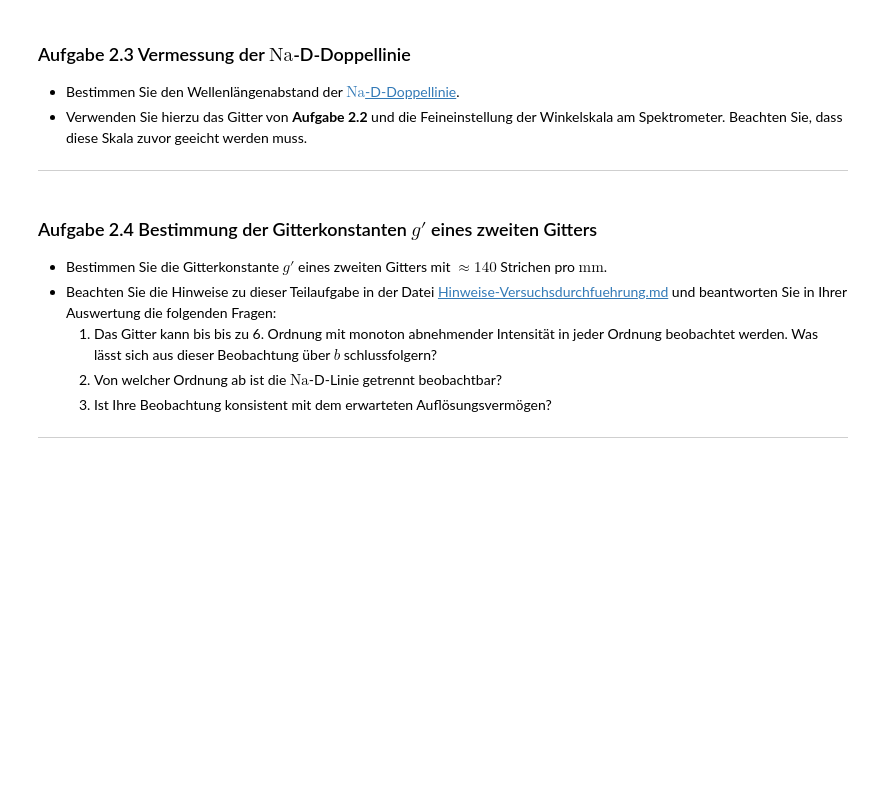
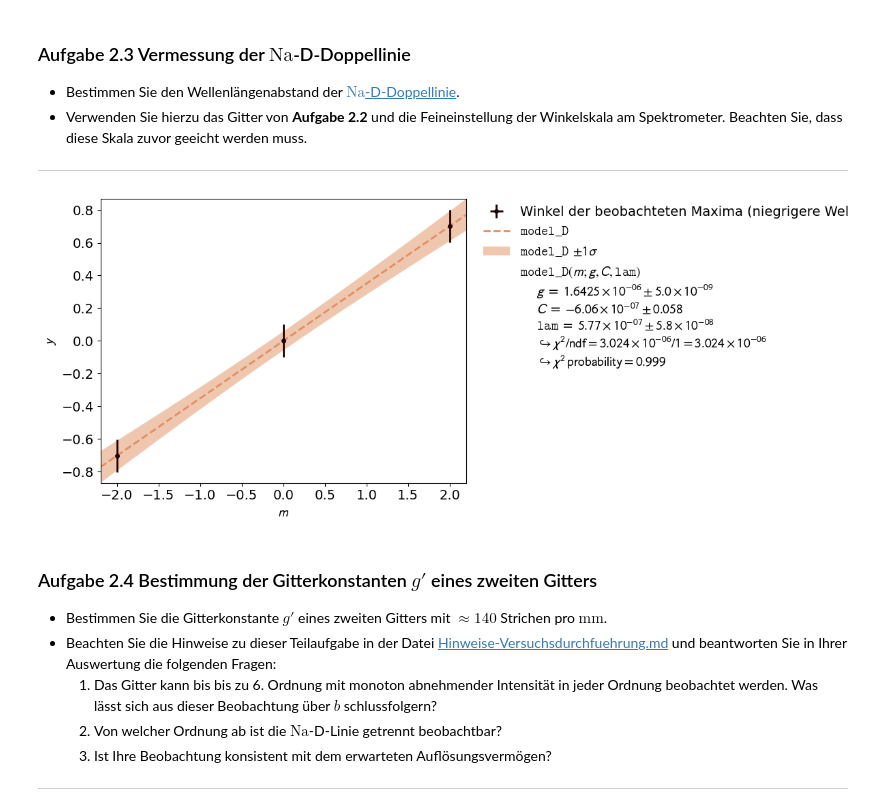
Before and after one commit to MRNock04/P2, a Jupyter notebook: Interferenz/Interferenz.ipynb, the cells around one changed output. Saved outputs shown, nothing was run; the diff lists cells and outputs as text; code cells hidden in the pictures; blank space fills up the shorter version.

```diff
--- a/Interferenz/Interferenz.ipynb
+++ b/Interferenz/Interferenz.ipynb
@@ -350,7 +349,29 @@ $$g = \frac{1}{608.8 \pm 1.9} \frac{1}{mm}$$
 # %%
 # Wellenlängenabstand (2.3): Gemessen werden Winkel, unter denen beide Linien der Na-D-Doppellinie erscheinen, für das 2. Maximum rechts und links
 # erster Eintrag die kürzere Wellenlänge / kleinerer Winkel, zweiter längere Wellenlänge
 na_doppellinie_2_3 = unp.uarray([ [44.5 + 7/60 , 44.5 + 11/60] , [ 313.0 + 12/60 - 360 , 313.0 + 7/60 - 360 ] ], [0.1])
+na_lower = unp.uarray([-44.617,0,44.617],[0.1])
+
+# Definieren einer Modellfunktion
+def model_D(m,g,C,lam=200*10**-9):
+    return m * lam/g + C
+
+# Daten für einen fit
+xy_data_lower = kafe2.XYContainer([-2,0,2],np.sin(np.radians(unp.nominal_values(na_lower))))
+xy_data_lower.label = 'Winkel der beobachteten Maxima (niegrigere Wellenlänge)'
+xy_data_lower.axis_label = ('Ordnung des Maximums','Sinus der Winkel')
+
+# Erstellen der Fits
+fit_lower = kafe2.XYFit(xy_data_lower, model_D)
+fit_lower.add_error('y',unp.std_devs(na_lower))
+fit_lower.add_parameter_constraint(name='g', value=g_1.n, uncertainty=g_1.s)
+fit_lower.do_fit()
+
+# Plotten der Fits
+plot = kafe2.plot(fit_lower)
+plot.show()
+# %% [output]
+[figure, added]
 # %% [markdown]
 ### Aufgabe 2.4 Bestimmung der Gitterkonstanten $g'$ eines zweiten Gitters
 
```
Also changed, not shown: parts of 1 cell of this notebook.
